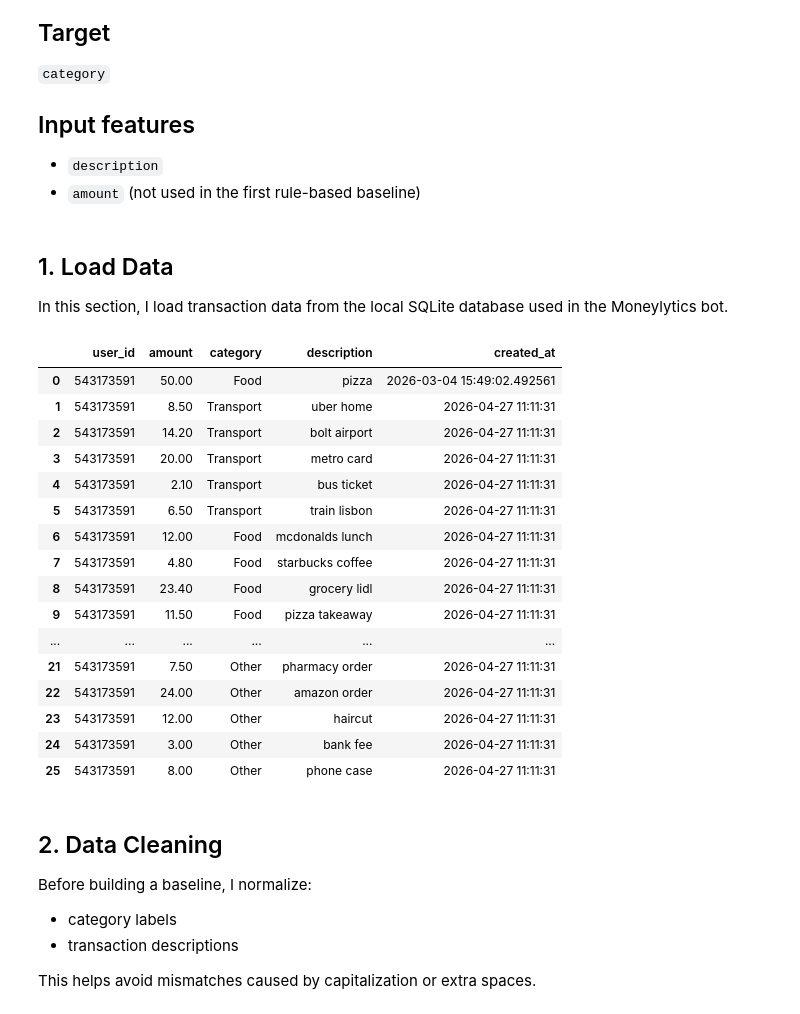
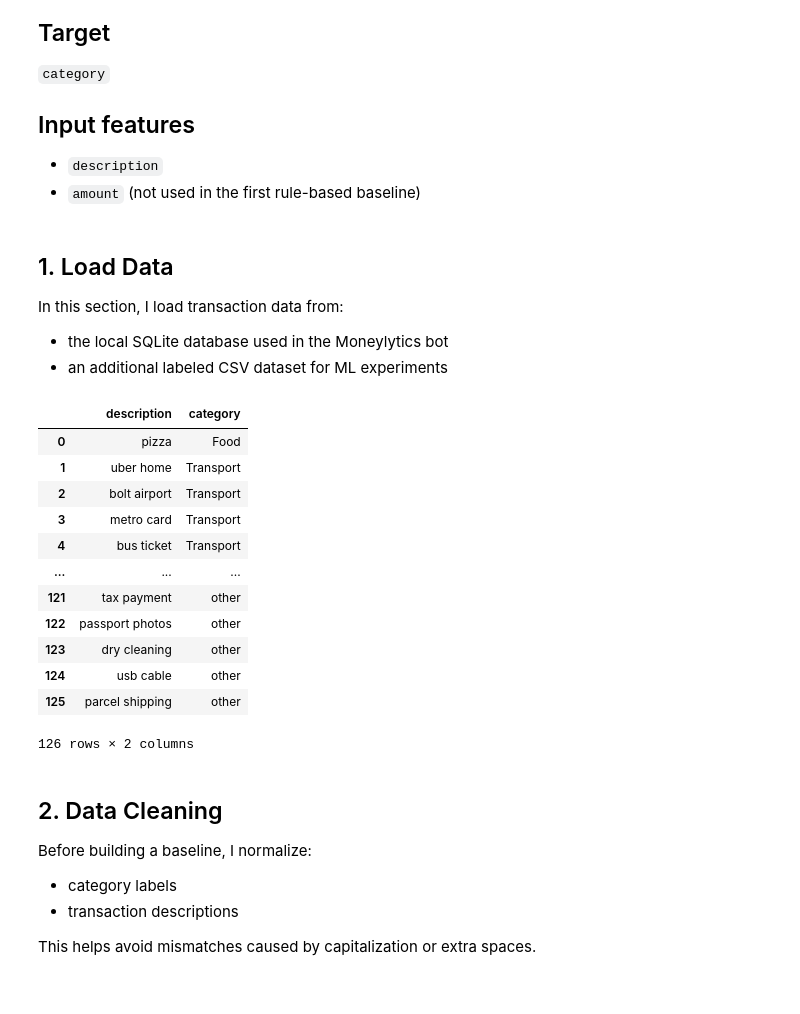
Before and after one commit to Astronom2617/moneylytics-telegram-bot, a Jupyter notebook: moneylytics_baseline_experiment.ipynb, the cells around one changed output. Cells and saved outputs as stored; diff of their text form; code cells hidden in the pictures.

```diff
--- a/moneylytics_baseline_experiment.ipynb
+++ b/moneylytics_baseline_experiment.ipynb
@@ -16,43 +16,58 @@ Multiclass classification.
 # %% [markdown]
 ## 1. Load Data
 
-In this section, I load transaction data from the local SQLite database used in the Moneylytics bot.
+In this section, I load transaction data from:
+- the local SQLite database used in the Moneylytics bot
+- an additional labeled CSV dataset for ML experiments
 # %%
 import sqlite3
 import pandas as pd
 import numpy as np
 from sklearn.metrics import confusion_matrix, classification_report, accuracy_score
+from sklearn.model_selection import train_test_split
+from sklearn.feature_extraction.text import TfidfVectorizer
+from sklearn.linear_model import LogisticRegression
 import matplotlib.pyplot as plt
 import seaborn as sns
 
+# --- load from SQLite ---
 conn = sqlite3.connect("moneylytics_bot.db")
 
-df = pd.read_sql_query("""
-SELECT user_id, amount, category, description, created_at
+df_db = pd.read_sql_query("""
+SELECT description, category
 FROM expenses
 """, conn)
 
 conn.close()
 
+# --- load from CSV ---
+df_csv = pd.read_csv("expenses_ml_dataset.csv")
+
+# keep only needed columns
+df_db = df_db[["description", "category"]]
+df_csv = df_csv[["description", "category"]]
+
+# combine both sources
+df = pd.concat([df_db, df_csv], ignore_index=True)
+
+# optional: remove exact duplicates
+df = df.drop_duplicates(subset=["description", "category"]).reset_index(drop=True)
+
 df
 # %% [output]
-|  | user_id | amount | category | description | created_at |
-| 0 | 543173591 | 50.00 | Food | pizza | 2026-03-04 15:49:02.492561 |
-| 1 | 543173591 | 8.50 | Transport | uber home | 2026-04-27 11:11:31 |
-| 2 | 543173591 | 14.20 | Transport | bolt airport | 2026-04-27 11:11:31 |
-| 3 | 543173591 | 20.00 | Transport | metro card | 2026-04-27 11:11:31 |
-| 4 | 543173591 | 2.10 | Transport | bus ticket | 2026-04-27 11:11:31 |
-| 5 | 543173591 | 6.50 | Transport | train lisbon | 2026-04-27 11:11:31 |
-| 6 | 543173591 | 12.00 | Food | mcdonalds lunch | 2026-04-27 11:11:31 |
-| 7 | 543173591 | 4.80 | Food | starbucks coffee | 2026-04-27 11:11:31 |
-| 8 | 543173591 | 23.40 | Food | grocery lidl | 2026-04-27 11:11:31 |
-| 9 | 543173591 | 11.50 | Food | pizza takeaway | 2026-04-27 11:11:31 |
-| ... | ... | ... | ... | ... | ... |
-| 21 | 543173591 | 7.50 | Other | pharmacy order | 2026-04-27 11:11:31 |
-| 22 | 543173591 | 24.00 | Other | amazon order | 2026-04-27 11:11:31 |
-| 23 | 543173591 | 12.00 | Other | haircut | 2026-04-27 11:11:31 |
-| 24 | 543173591 | 3.00 | Other | bank fee | 2026-04-27 11:11:31 |
-| 25 | 543173591 | 8.00 | Other | phone case | 2026-04-27 11:11:31 |
+|  | description | category |
+| 0 | pizza | Food |
+| 1 | uber home | Transport |
+| 2 | bolt airport | Transport |
+| 3 | metro card | Transport |
+| 4 | bus ticket | Transport |
+| ... | ... | ... |
+| 121 | tax payment | other |
+| 122 | passport photos | other |
+| 123 | dry cleaning | other |
+| 124 | usb cable | other |
+| 125 | parcel shipping | other |
+126 rows × 2 columns
 # %% [markdown]
 ## 2. Data Cleaning
 
```
Also changed, not shown: parts of 41 cells of this notebook, 1 other file.
